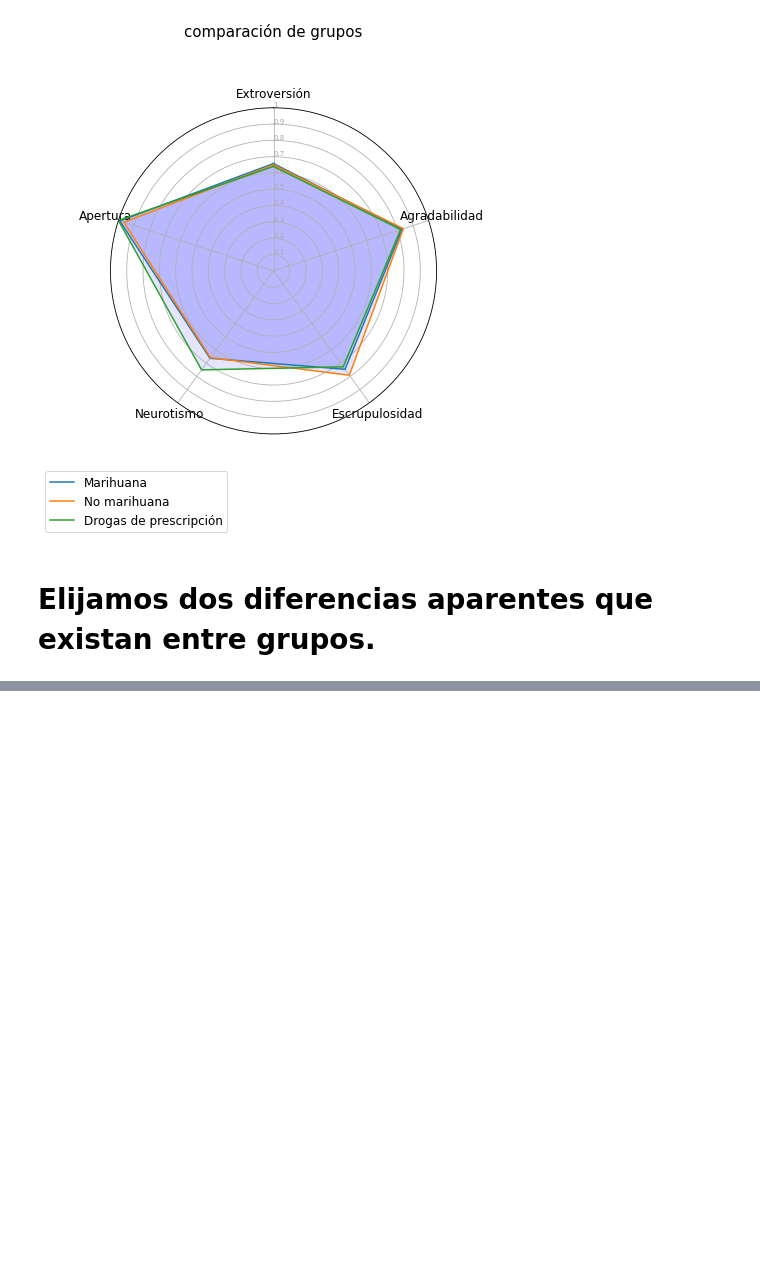
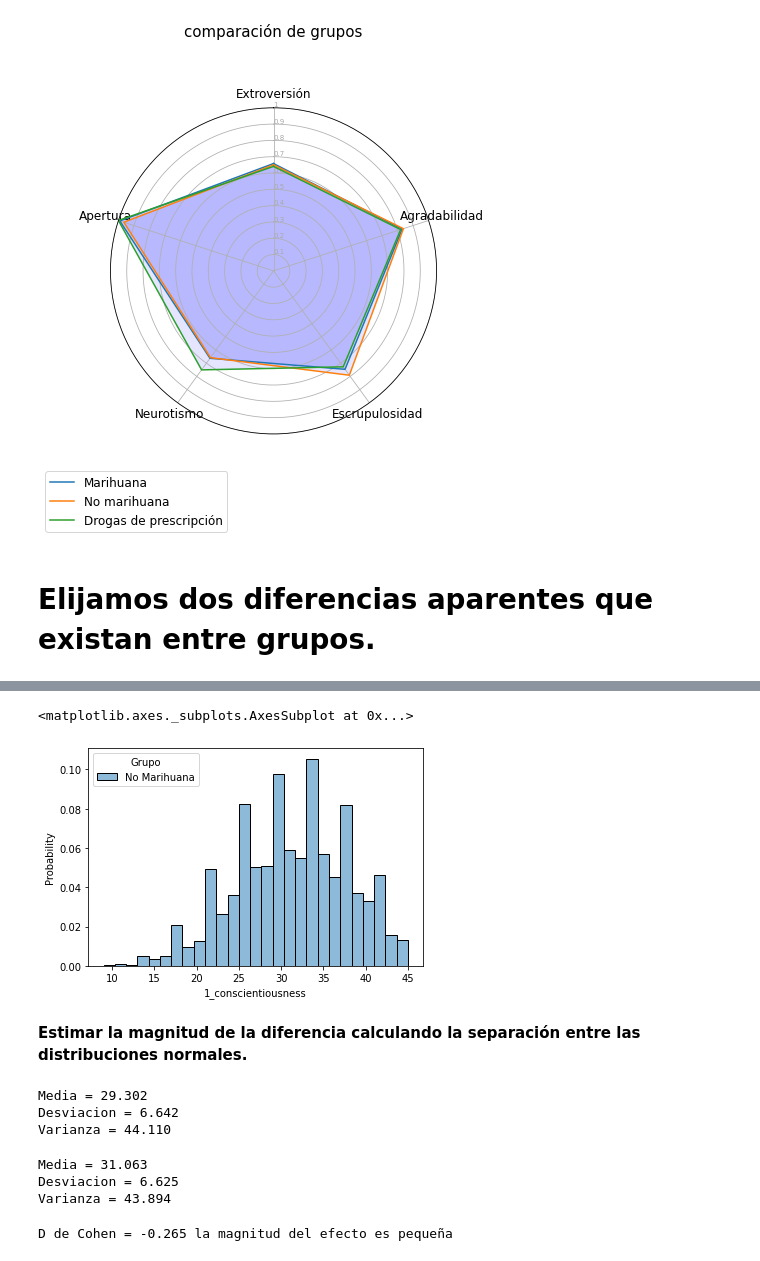
Before and after one commit to hcgalvan/UBA-labodedatos, a Jupyter notebook: Ejercitacion_1_Hugo_Cesar_Galvan.ipynb, the cells around one changed output, grey strips where cells are left out. Cells and saved outputs as stored; diff of their text form; code cells hidden in the pictures; blank space fills up the shorter version.

```diff
--- a/Ejercitacion_1_Hugo_Cesar_Galvan.ipynb
+++ b/Ejercitacion_1_Hugo_Cesar_Galvan.ipynb
@@ -307,0 +338,38 @@ radar_plot(df,title='comparación de grupos')
+# %%
+sbn.histplot(data=suj_sinconsumo_marih, x='1_conscientiousness', hue='Grupo', stat="probability")
+# %% [output]
+<matplotlib.axes._subplots.AxesSubplot at 0x...>
+[figure, added]
+# %% [markdown]
+**Estimar la magnitud de la diferencia calculando la separación entre las distribuciones normales.**
+# %%
+# Grupo 1
+x1 = np.mean(suj_consumo_marih['1_conscientiousness'])
+s1var = np.var(suj_consumo_marih['1_conscientiousness'])
+s1 = np.std(suj_consumo_marih['1_conscientiousness'])
+
+print('Media = {:.3f}'.format(x1))
+print('Desviacion = {:.3f}'.format(s1))
+print('Varianza = {:.3f}'.format(s1var))
+# %% [output]
+Media = 29.302
+Desviacion = 6.642
+Varianza = 44.110
+# %%
+# Grupo 2
+x2 = np.mean(suj_sinconsumo_marih['1_conscientiousness'])
+s2var = np.var(suj_sinconsumo_marih['1_conscientiousness'])
+s2 = np.std(suj_sinconsumo_marih['1_conscientiousness'])
+
+print('Media = {:.3f}'.format(x2))
+print('Desviacion = {:.3f}'.format(s2))
+print('Varianza = {:.3f}'.format(s2var))
+# %% [output]
+Media = 31.063
+Desviacion = 6.625
+Varianza = 43.894
+# %%
+d = (x1-x2)/math.sqrt( (s1var + s2var)/2 )
+print('D de Cohen = {:.3f}'.format(d),'la magnitud del efecto es pequeña')
+# %% [output]
+D de Cohen = -0.265 la magnitud del efecto es pequeña
```
Also changed, not shown: parts of 8 cells of this notebook.
